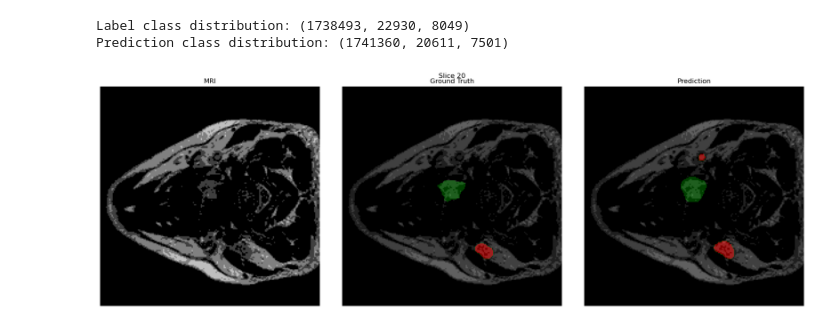
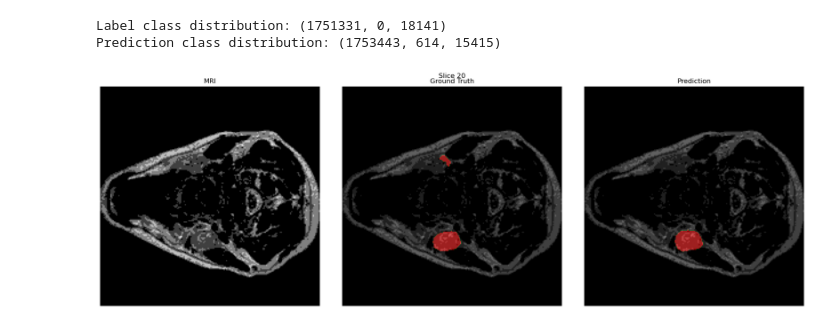
Before and after one commit to herminega/tdt4265_mini_project, a Jupyter notebook: inference.ipynb, the cells around one changed output. Drawn from its saved outputs; the diff is of its cells as text; code cells hidden in the pictures.

```diff
--- a/inference.ipynb
+++ b/inference.ipynb
@@ -70,12 +74,12 @@ recall_class2: 0.6356
 # %%
 ### VISUALIZE SLICES ###
 visualize_slices(
-    image_path     = f"{OUTPUT_DIR}/image_3.nii.gz",
-    label_path     = f"{OUTPUT_DIR}/label_3.nii.gz",
-    prediction_path= f"{OUTPUT_DIR}/prediction_3.nii.gz",
+    image_path     = f"{OUTPUT_DIR}/image_16.nii.gz",
+    label_path     = f"{OUTPUT_DIR}/label_16.nii.gz",
+    prediction_path= f"{OUTPUT_DIR}/prediction_16.nii.gz",
     slice_idx      = 20
 )
 # %% [output]
-Label class distribution: (1738493, 22930, 8049)
-Prediction class distribution: (1741360, 20611, 7501)
+Label class distribution: (1751331, 0, 18141)
+Prediction class distribution: (1753443, 614, 15415)
-[figure, old version]
+[figure, new version]
```
Also changed, not shown: parts of 4 cells of this notebook, 8 other files.
